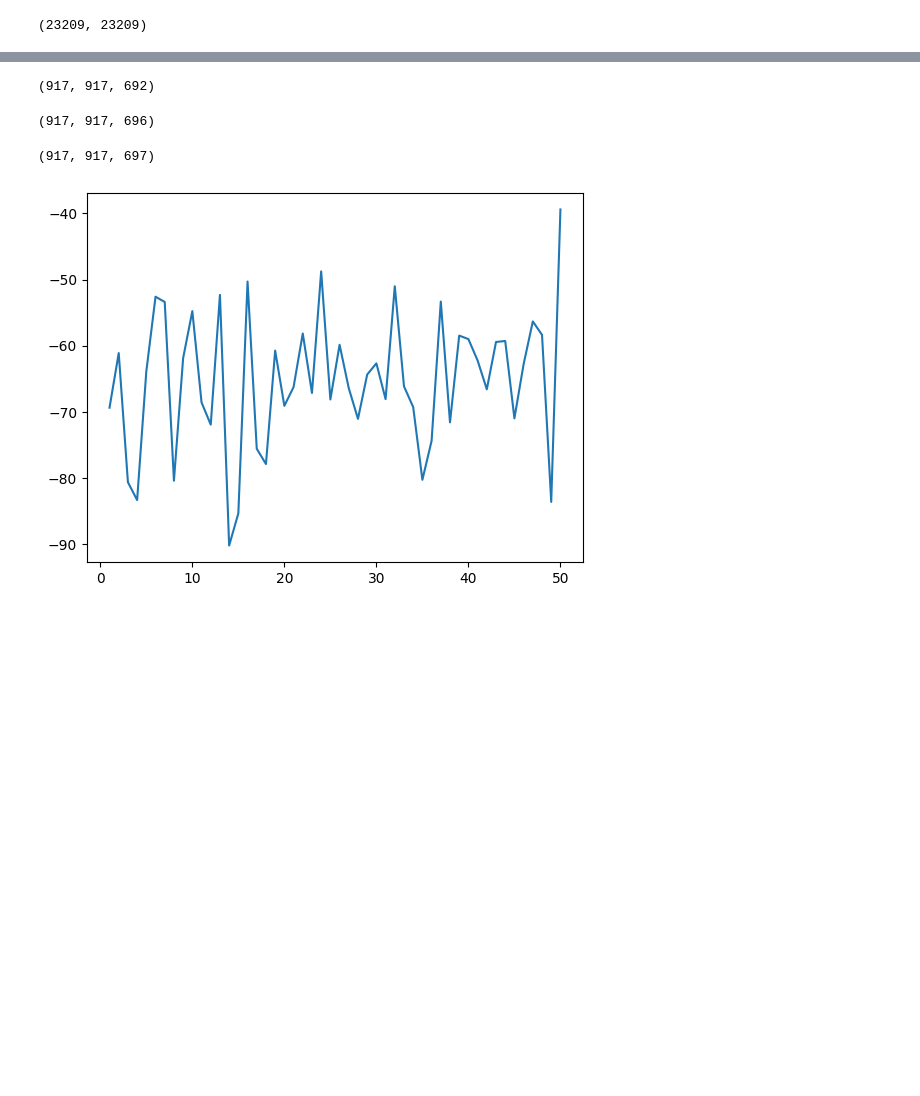
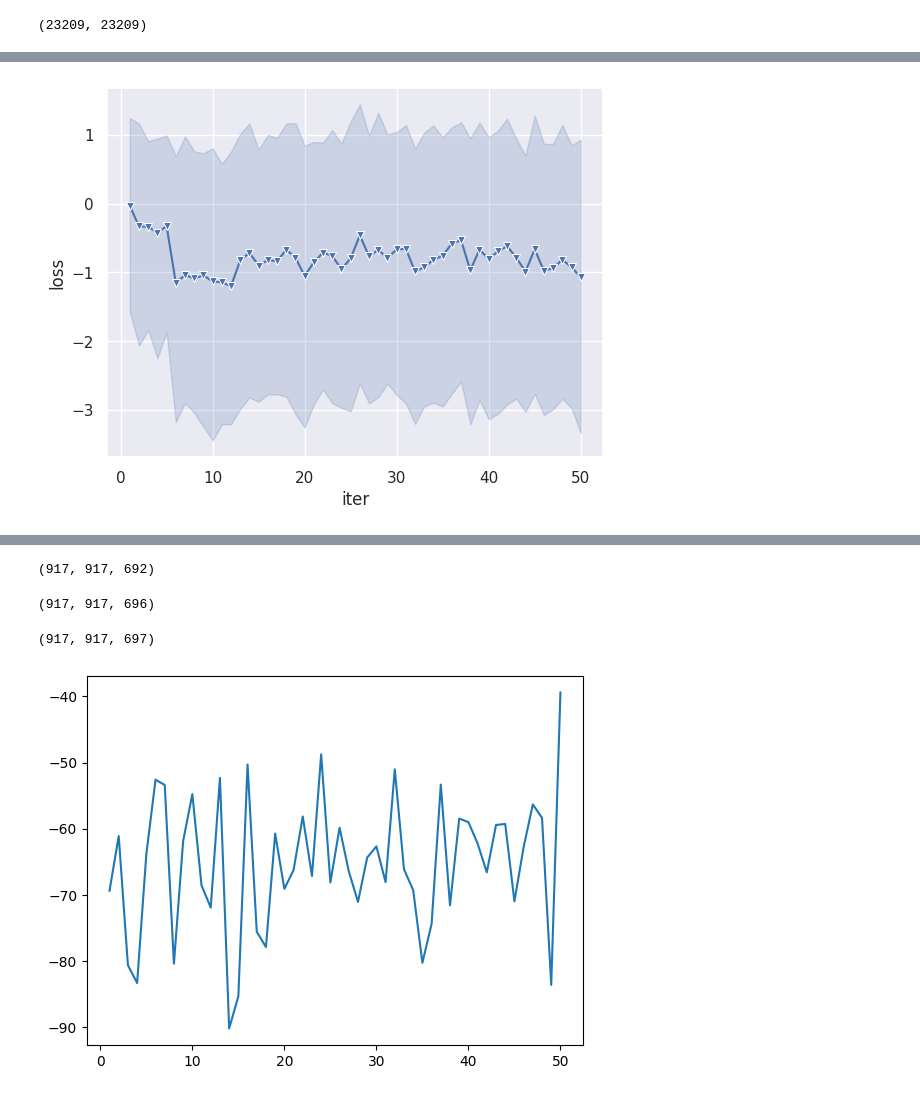
Before and after one commit to BogChamp/lob-backtest, a Jupyter notebook: notebooks/research.ipynb, the cells around one changed output, grey strips where cells are left out. Saved outputs shown, nothing was run; the diff lists cells and outputs as text; code cells hidden in the pictures; blank space fills up the shorter version.

```diff
--- a/notebooks/research.ipynb
+++ b/notebooks/research.ipynb
@@ -362,0 +323,29 @@ for i in tqdm(range(N_iter)):
+# %%
+save_dir = f'../experiments/exp{2}/'
+with open(save_dir + 'hypers.pkl', 'wb') as f:
+    pickle.dump(params, f)
+with open(save_dir + 'seeds.npy', 'wb') as f:
+    np.save(f, seeds)
+with open(save_dir + 'losses.npy', 'wb') as f:
+    np.save(f, running_losses)
+with open(save_dir + 'rewards.npy', 'wb') as f:
+    np.save(f, running_rewards)
+# %%
+save_dir = f'../experiments/exp{2}/'
+with open(save_dir + 'hypers.pkl', 'rb') as f:
+    params = pickle.load(f)
+with open(save_dir + 'seeds.npy', 'rb') as f:
+    seeds = np.load(f)
+with open(save_dir + 'losses.npy', 'rb') as f:
+    losses = np.load(f)
+with open(save_dir + 'rewards.npy', 'rb') as f:
+    rewards = np.load(f)
+# %%
+loss_df = pd.DataFrame({'loss': losses.reshape(-1, ), 'iter': 1 + np.tile(np.arange(losses.shape[1]), losses.shape[0])})
+reward_df = pd.DataFrame({'reward': rewards.reshape(-1, ), 'iter': 1 + np.tile(np.arange(rewards.shape[1]), rewards.shape[0])})
+# %%
+sns.lineplot(loss_df, marker='v', x='iter', y='loss')
+# plt.yscale('log')
+plt.show()
+# %% [output]
+[figure, added]
```
Also changed, not shown: parts of 22 cells of this notebook, 5 other files.
